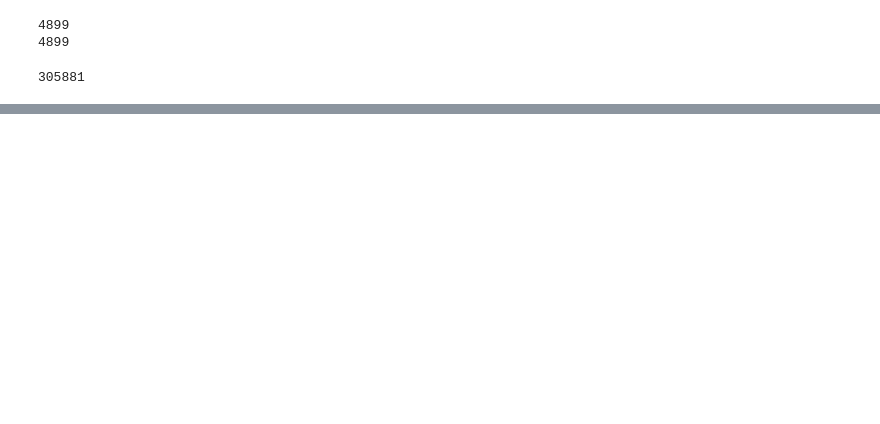
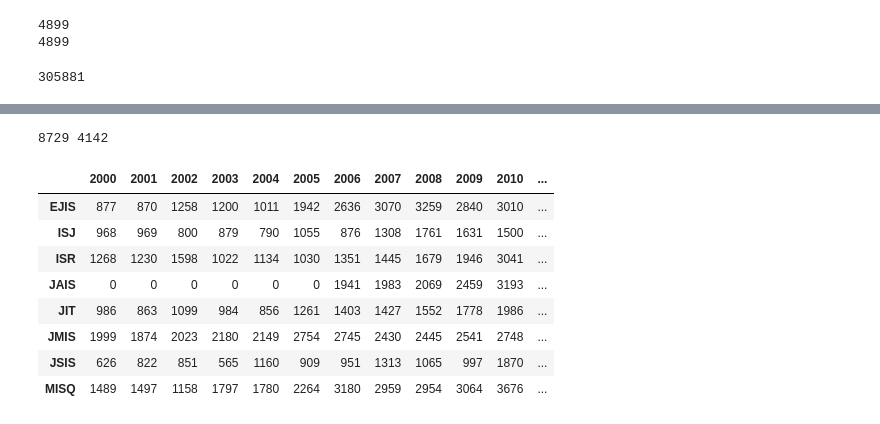
Before and after one commit to parhamamiri1/IS-Research, a Jupyter notebook: IS Citation Pattern.ipynb, the cells around one changed output, grey strips where cells are left out. Drawn from its saved outputs; the diff is of its cells as text; code cells hidden in the pictures; blank space fills up the shorter version.

```diff
--- a/IS Citation Pattern.ipynb
+++ b/IS Citation Pattern.ipynb
@@ -438,0 +100,11 @@ citation_per_2000
+# %%
+final={} # initializing final
+for i in range (2000,2019):
+    final[i]={'ISJ':{'MISQ':0, 'ISR':0, 'JIT':0, 'EJIS':0, 'JAIS':0, 'ISJ':0, "JSIS":0,'JMIS':0},
+       'JSIS':{'MISQ':0, 'ISR':0, 'JIT':0, 'EJIS':0, 'JAIS':0, 'ISJ':0, "JSIS":0,'JMIS':0},
+       'ISR':{'MISQ':0, 'ISR':0, 'JIT':0, 'EJIS':0, 'JAIS':0, 'ISJ':0, "JSIS":0,'JMIS':0},
+       'MISQ':{'MISQ':0, 'ISR':0, 'JIT':0, 'EJIS':0, 'JAIS':0, 'ISJ':0, "JSIS":0,'JMIS':0},
+       'JAIS' :{'MISQ':0, 'ISR':0, 'JIT':0, 'EJIS':0, 'JAIS':0, 'ISJ':0, "JSIS":0,'JMIS':0},
+       "EJIS":{'MISQ':0, 'ISR':0, 'JIT':0, 'EJIS':0, 'JAIS':0, 'ISJ':0, "JSIS":0,'JMIS':0},
+       'JIT':{'MISQ':0, 'ISR':0, 'JIT':0, 'EJIS':0, 'JAIS':0, 'ISJ':0, "JSIS":0,'JMIS':0},
+       "JMIS": {'MISQ':0, 'ISR':0, 'JIT':0, 'EJIS':0, 'JAIS':0, 'ISJ':0, "JSIS":0,'JMIS':0}}
@@ -438,0 +196,4 @@ citation_per_2000
+# %%
+print(total_so,total_ta)
+# %% [output]
+8729 4142
@@ -438,0 +245,15 @@ citation_per_2000
+# %%
+#  number of times cited by basket of eight per journal per year:
+basket_citation_per_year_received={}
+basket_citation_per_year_received_percent={}
+for i in range (2000,2019): # initializing
+    basket_citation_per_year_received[i]={'MISQ':0, 'ISR':0, 'JIT':0, 'EJIS':0, 'JAIS':0, 'ISJ':0, "JSIS":0,'JMIS':0,"Sum":0}
+    basket_citation_per_year_received_percent[i]={'MISQ':0, 'ISR':0, 'JIT':0, 'EJIS':0, 'JAIS':0, 'ISJ':0, "JSIS":0,'JMIS':0,"Sum":0}
+for i in range (2000,2019):
+    for ta in listofj:
+        for so in listofso:
+            basket_citation_per_year_received[i][ta]=final[i][ta][so]+basket_citation_per_year_received[i][ta]
+        basket_citation_per_year_received[i]["Sum"]=basket_citation_per_year_received[i]["Sum"]+basket_citation_per_year_received[i][ta]
+    for ta in listofj:
+        basket_citation_per_year_received_percent[i][ta]= basket_citation_per_year_received[i][ta]/basket_citation_per_year_received[i]["Sum"]
+        basket_citation_per_year_received_percent[i]["Sum"]=basket_citation_per_year_received_percent[i]["Sum"]+basket_citation_per_year_received_percent[i][ta]
@@ -438,0 +272,28 @@ citation_per_2000
+# %%
+#Total number of cication of each journal per year (these citations are to all sources)
+listofso=['MISQ', 'ISR', 'JMIS','JIT','ISJ', "JSIS", 'EJIS', 'JAIS' ] # The article is in these journals
+total_citation_per_year={} # initializing
+for i in range (2000,2019):
+    total_citation_per_year[i]={'MISQ':0, 'ISR':0, 'JIT':0, 'EJIS':0, 'JAIS':0, 'ISJ':0, "JSIS":0,'JMIS':0}
+
+for article in dic:
+    year=article['year']
+    source=article['source']
+    ref=article['total_ref']
+    for so in listofso:
+            for i in range (2000,2019): # We have articles from 2000 to 2018
+                if source==so:
+                    if year==i:
+                        total_citation_per_year[i][so]=total_citation_per_year[i][so]+ref  # total references of journals per year
+# %%
+pd.DataFrame(data=total_citation_per_year) # rows= cited journals from the source journal's article
+# %% [output]
+|  | 2000 | 2001 | 2002 | 2003 | 2004 | 2005 | 2006 | 2007 | 2008 | 2009 | 2010 | ... |
+| EJIS | 877 | 870 | 1258 | 1200 | 1011 | 1942 | 2636 | 3070 | 3259 | 2840 | 3010 | ... |
+| ISJ | 968 | 969 | 800 | 879 | 790 | 1055 | 876 | 1308 | 1761 | 1631 | 1500 | ... |
+| ISR | 1268 | 1230 | 1598 | 1022 | 1134 | 1030 | 1351 | 1445 | 1679 | 1946 | 3041 | ... |
+| JAIS | 0 | 0 | 0 | 0 | 0 | 0 | 1941 | 1983 | 2069 | 2459 | 3193 | ... |
+| JIT | 986 | 863 | 1099 | 984 | 856 | 1261 | 1403 | 1427 | 1552 | 1778 | 1986 | ... |
+| JMIS | 1999 | 1874 | 2023 | 2180 | 2149 | 2754 | 2745 | 2430 | 2445 | 2541 | 2748 | ... |
+| JSIS | 626 | 822 | 851 | 565 | 1160 | 909 | 951 | 1313 | 1065 | 997 | 1870 | ... |
+| MISQ | 1489 | 1497 | 1158 | 1797 | 1780 | 2264 | 3180 | 2959 | 2954 | 3064 | 3676 | ... |
```
Also changed, not shown: parts of 40 cells of this notebook.
